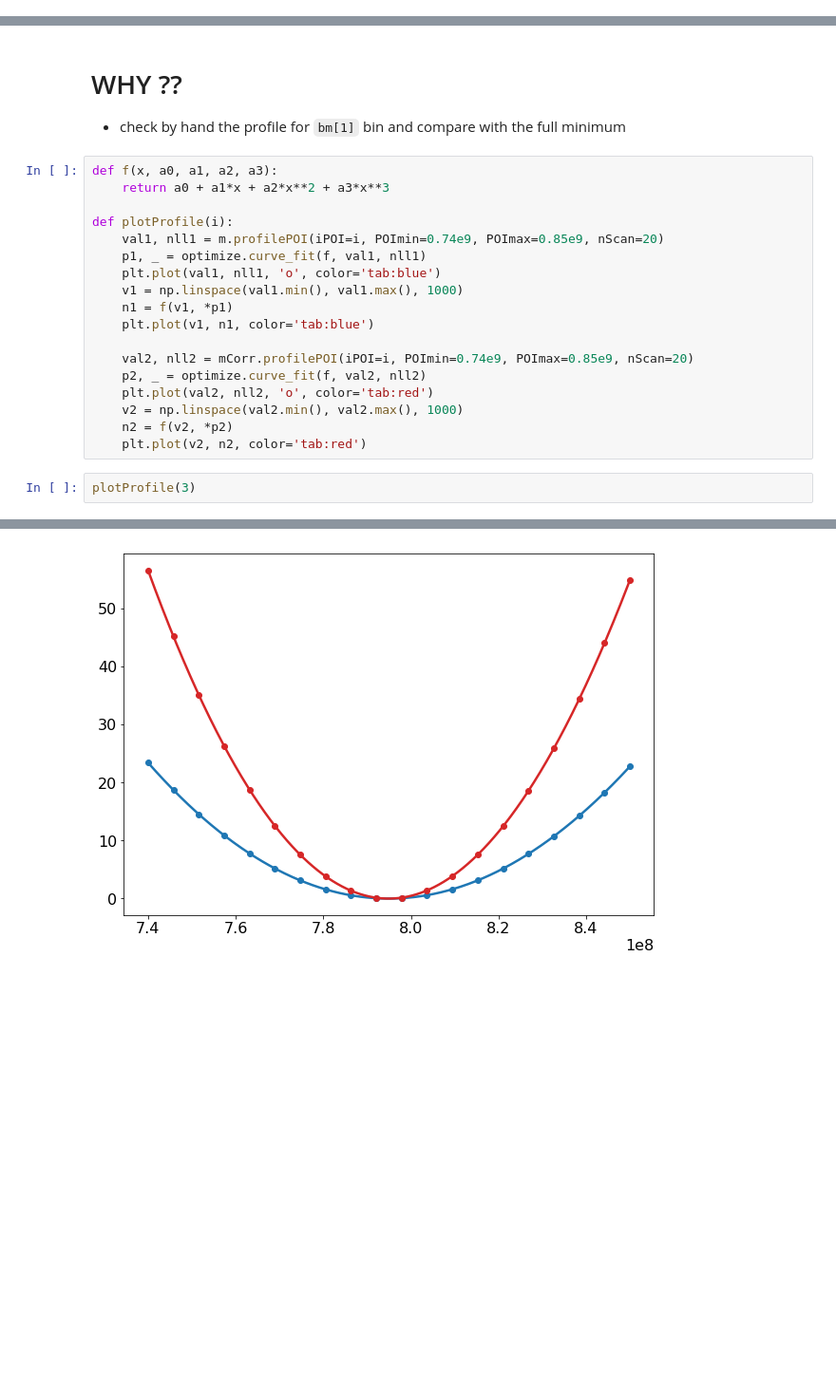
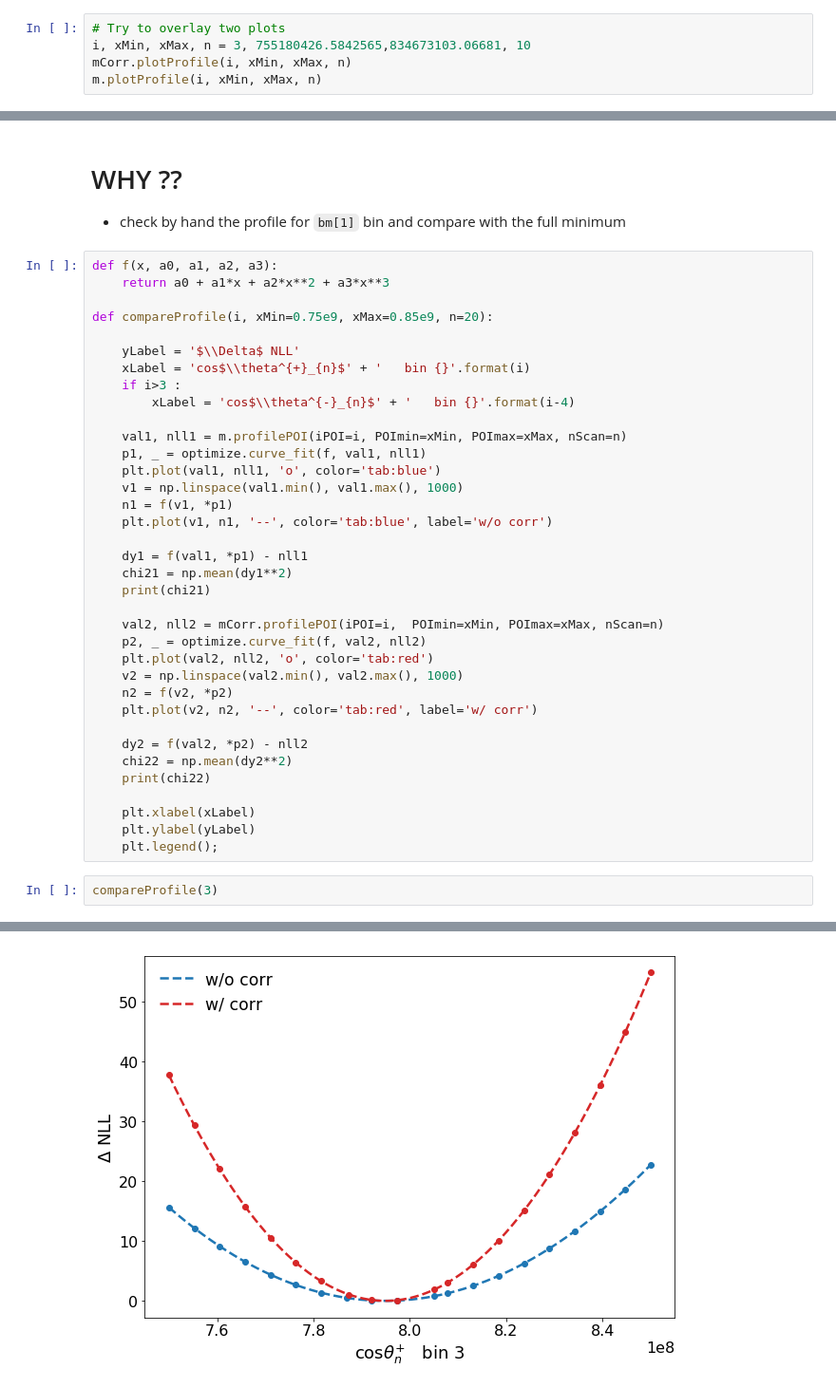
Before and after one commit to rmadar/unfoldcorr, a Jupyter notebook: studies/CorrelationsImpact.ipynb, the cells around one changed output, grey strips where cells are left out. Shown: that part at 95% size. Drawn from its saved outputs; the diff is of its cells as text; blank space fills up the shorter version.

```diff
--- a/studies/CorrelationsImpact.ipynb
+++ b/studies/CorrelationsImpact.ipynb
@@ -58,2 +62,7 @@ m = unf.model(Ds, Rs, corr=np.diag([1]*8))
 Bs, _ = m.unfold()
 POIs = m.postFitUncerPOIs()
+# %%
+# Try to overlay two plots
+i, xMin, xMax, n = 3, 755180426.5842565,834673103.06681, 10
+mCorr.plotProfile(i, xMin, xMax, n)
+m.plotProfile(i, xMin, xMax, n)
@@ -115,20 +126,38 @@ for m1, m2 in zip(POIsCorr, np.concatenate([bpCorr, bmCorr])):
 def f(x, a0, a1, a2, a3):
     return a0 + a1*x + a2*x**2 + a3*x**3
 
-def plotProfile(i):
-    val1, nll1 = m.profilePOI(iPOI=i, POImin=0.74e9, POImax=0.85e9, nScan=20)
+def compareProfile(i, xMin=0.75e9, xMax=0.85e9, n=20):
+
+    yLabel = '$\\Delta$ NLL'
+    xLabel = 'cos$\\theta^{+}_{n}$' + '   bin {}'.format(i)
+    if i>3 :
+        xLabel = 'cos$\\theta^{-}_{n}$' + '   bin {}'.format(i-4)
+
+    val1, nll1 = m.profilePOI(iPOI=i, POImin=xMin, POImax=xMax, nScan=n)
     p1, _ = optimize.curve_fit(f, val1, nll1)
     plt.plot(val1, nll1, 'o', color='tab:blue')
     v1 = np.linspace(val1.min(), val1.max(), 1000)
     n1 = f(v1, *p1)
-    plt.plot(v1, n1, color='tab:blue')
+    plt.plot(v1, n1, '--', color='tab:blue', label='w/o corr')
 
-    val2, nll2 = mCorr.profilePOI(iPOI=i, POImin=0.74e9, POImax=0.85e9, nScan=20)
+    dy1 = f(val1, *p1) - nll1
+    chi21 = np.mean(dy1**2)
+    print(chi21)
+
+    val2, nll2 = mCorr.profilePOI(iPOI=i,  POImin=xMin, POImax=xMax, nScan=n)
     p2, _ = optimize.curve_fit(f, val2, nll2)
     plt.plot(val2, nll2, 'o', color='tab:red')
     v2 = np.linspace(val2.min(), val2.max(), 1000)
     n2 = f(v2, *p2)
-    plt.plot(v2, n2, color='tab:red')
+    plt.plot(v2, n2, '--', color='tab:red', label='w/ corr')
+
+    dy2 = f(val2, *p2) - nll2
+    chi22 = np.mean(dy2**2)
+    print(chi22)
+
+    plt.xlabel(xLabel)
+    plt.ylabel(yLabel)
+    plt.legend();
 # %%
-plotProfile(3)
+compareProfile(3)
 # %% [output]
@@ -135 +166 @@ plotProfile(3)
-[figure, old version]
+[figure, new version]
```
Also changed, not shown: parts of 15 cells of this notebook, 2 other files.
